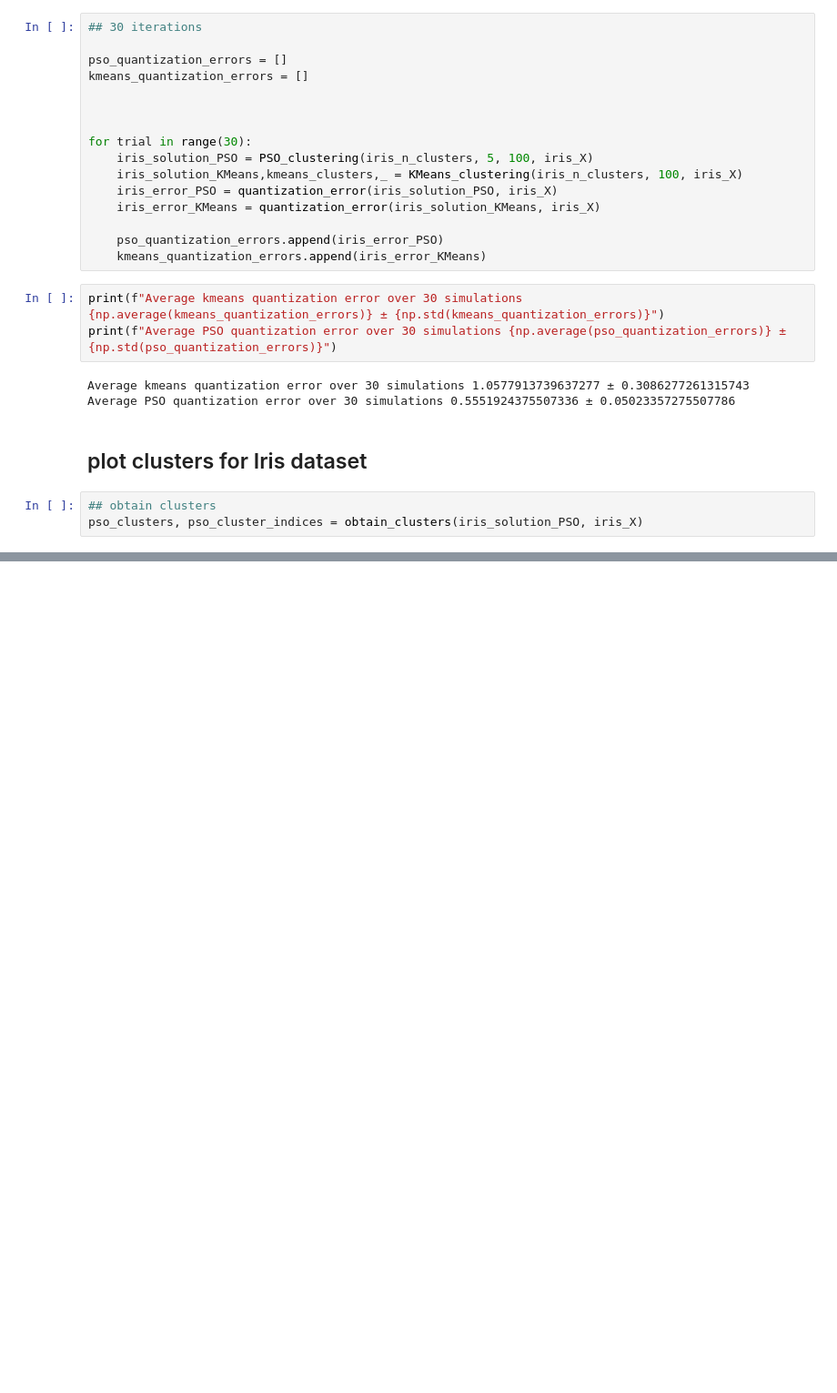
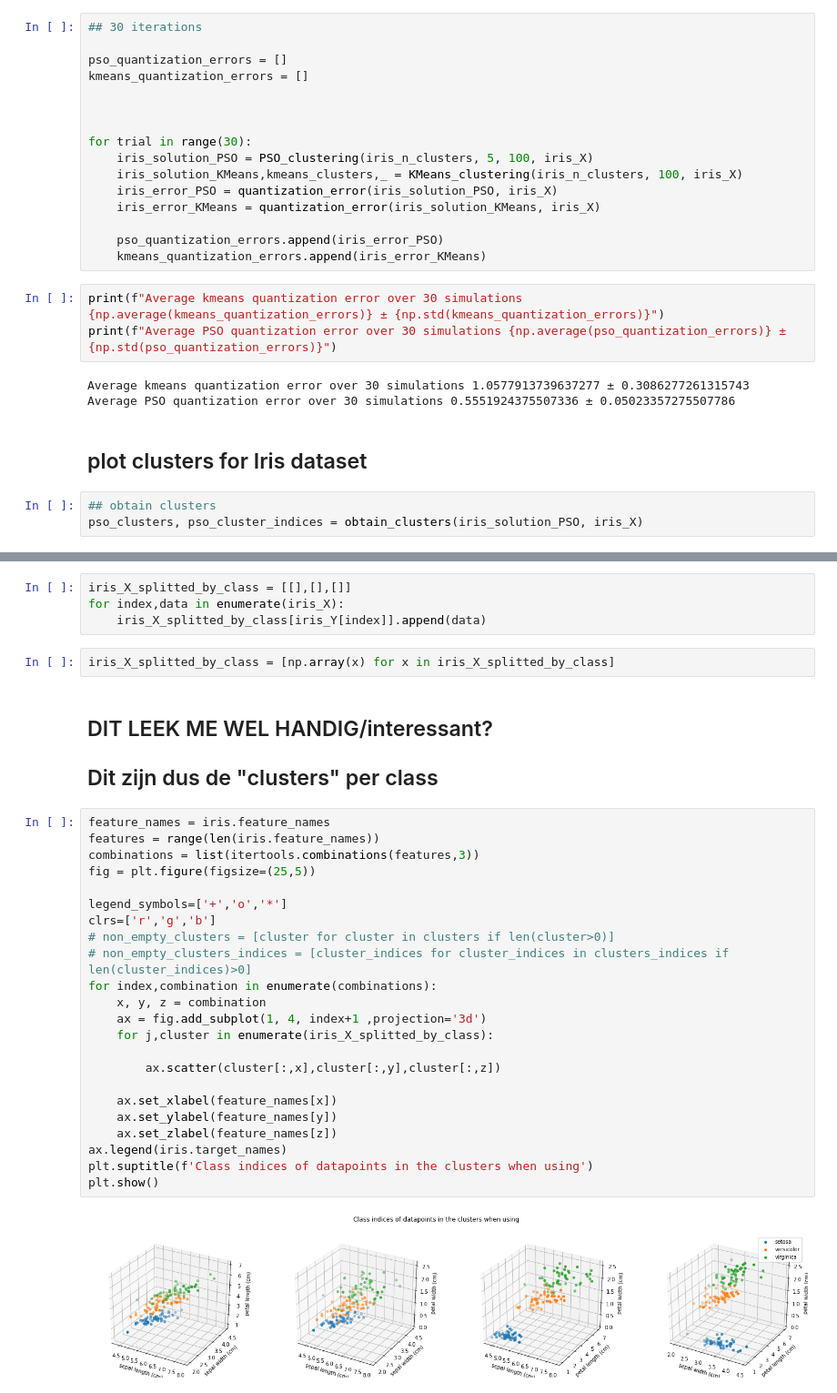
Before and after one commit to Avuerro/NaturalComputing, a Jupyter notebook: Assignment2-SI/Assignment2_SI_Exercise3_Final.ipynb, the cells around one changed output, grey strips where cells are left out. Shown at 91% size. Cells and saved outputs as stored; diff of their text form; blank space fills up the shorter version.

Commit message:
added plots of original iris data

```diff
--- a/Assignment2-SI/Assignment2_SI_Exercise3_Final.ipynb
+++ b/Assignment2-SI/Assignment2_SI_Exercise3_Final.ipynb
@@ -289,0 +290,34 @@ threedimensional_clusters_plotter(iris.feature_names, clusters, cluster_indices,
+# %%
+iris_X_splitted_by_class = [[],[],[]]
+for index,data in enumerate(iris_X):
+    iris_X_splitted_by_class[iris_Y[index]].append(data)
+# %%
+iris_X_splitted_by_class = [np.array(x) for x in iris_X_splitted_by_class]
+# %% [markdown]
+## DIT LEEK ME WEL HANDIG/interessant?
+## Dit zijn dus de "clusters" per class
+# %%
+feature_names = iris.feature_names
+features = range(len(iris.feature_names))
+combinations = list(itertools.combinations(features,3))
+fig = plt.figure(figsize=(25,5))
+
+legend_symbols=['+','o','*']
+clrs=['r','g','b']
+# non_empty_clusters = [cluster for cluster in clusters if len(cluster>0)]
+# non_empty_clusters_indices = [cluster_indices for cluster_indices in clusters_indices if len(cluster_indices)>0]
+for index,combination in enumerate(combinations):
+    x, y, z = combination
+    ax = fig.add_subplot(1, 4, index+1 ,projection='3d')
+    for j,cluster in enumerate(iris_X_splitted_by_class):
+
+        ax.scatter(cluster[:,x],cluster[:,y],cluster[:,z])
+
+    ax.set_xlabel(feature_names[x])
+    ax.set_ylabel(feature_names[y])
+    ax.set_zlabel(feature_names[z])
+ax.legend(iris.target_names)
+plt.suptitle(f'Class indices of datapoints in the clusters when using')
+plt.show()
+# %% [output]
+[figure, added]
```
Also changed, not shown: parts of 3 cells of this notebook.
